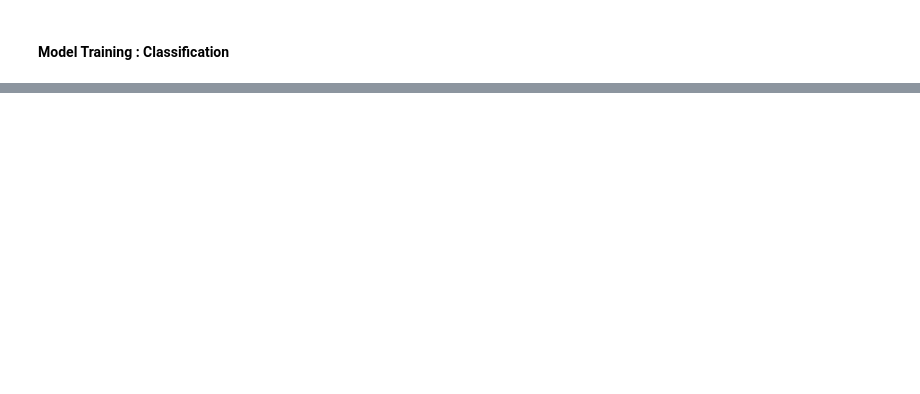
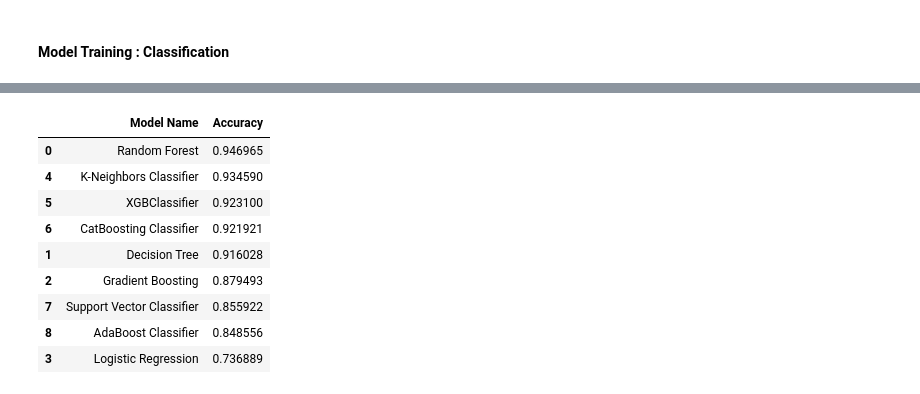
Before and after one commit to juxue97/MLOPs-Project, a Jupyter notebook: notebook/Transformation.ipynb, the cells around one changed output, grey strips where cells are left out. Saved outputs shown, nothing was run; the diff lists cells and outputs as text; code cells hidden in the pictures; blank space fills up the shorter version.

```diff
--- a/notebook/Transformation.ipynb
+++ b/notebook/Transformation.ipynb
@@ -291,0 +311,21 @@ X_res, y_res = smt.fit_resample(X, y)
+# %%
+def evaluate_clf(true, predicted):
+    acc = accuracy_score(true, predicted) # Calculate Accuracy
+    f1 = f1_score(true, predicted) # Calculate F1-score
+    precision = precision_score(true, predicted) # Calculate Precision
+    recall = recall_score(true, predicted)  # Calculate Recall
+    roc_auc = roc_auc_score(true, predicted) #Calculate Roc
+    return acc, f1 , precision, recall, roc_auc
+# %%
+models = {
+    "Random Forest": RandomForestClassifier(),
+    "Decision Tree": DecisionTreeClassifier(),
+    "Gradient Boosting": GradientBoostingClassifier(),
+    "Logistic Regression": LogisticRegression(),
+     "K-Neighbors Classifier": KNeighborsClassifier(),
+    "XGBClassifier": XGBClassifier(),
+     "CatBoosting Classifier": CatBoostClassifier(verbose=False),
+     "Support Vector Classifier": SVC(),
+    "AdaBoost Classifier": AdaBoostClassifier()
+
+}
@@ -291,0 +391,2 @@ X_res, y_res = smt.fit_resample(X, y)
+# %%
+base_model_report =evaluate_models(X=X_res, y=y_res, models=models)
@@ -291,0 +411,13 @@ X_res, y_res = smt.fit_resample(X, y)
+# %%
+base_model_report
+# %% [output]
+|  | Model Name | Accuracy |
+| 0 | Random Forest | 0.946965 |
+| 4 | K-Neighbors Classifier | 0.934590 |
+| 5 | XGBClassifier | 0.923100 |
+| 6 | CatBoosting Classifier | 0.921921 |
+| 1 | Decision Tree | 0.916028 |
+| 2 | Gradient Boosting | 0.879493 |
+| 7 | Support Vector Classifier | 0.855922 |
+| 8 | AdaBoost Classifier | 0.848556 |
+| 3 | Logistic Regression | 0.736889 |
```
Also changed, not shown: parts of 18 cells of this notebook, 14 other files.
